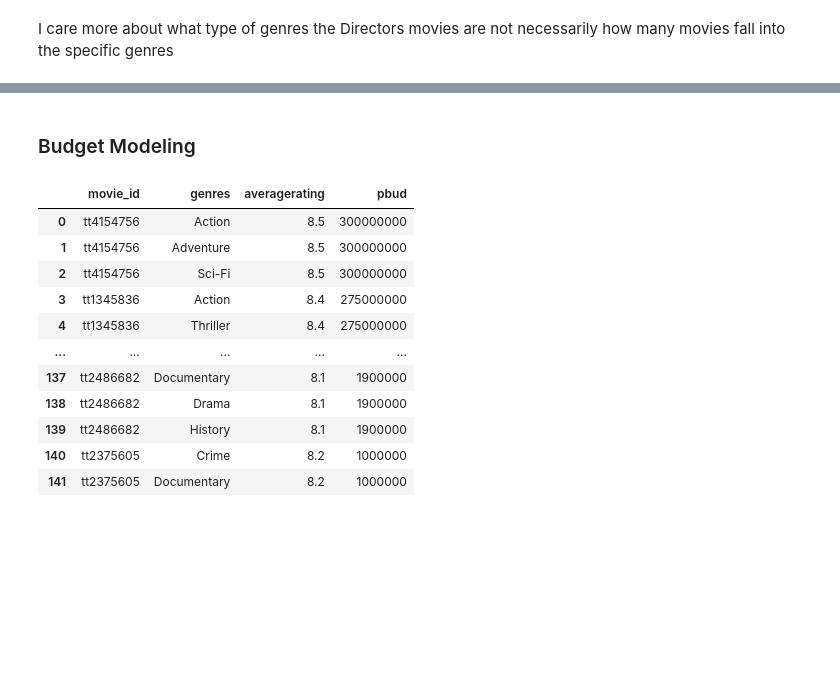
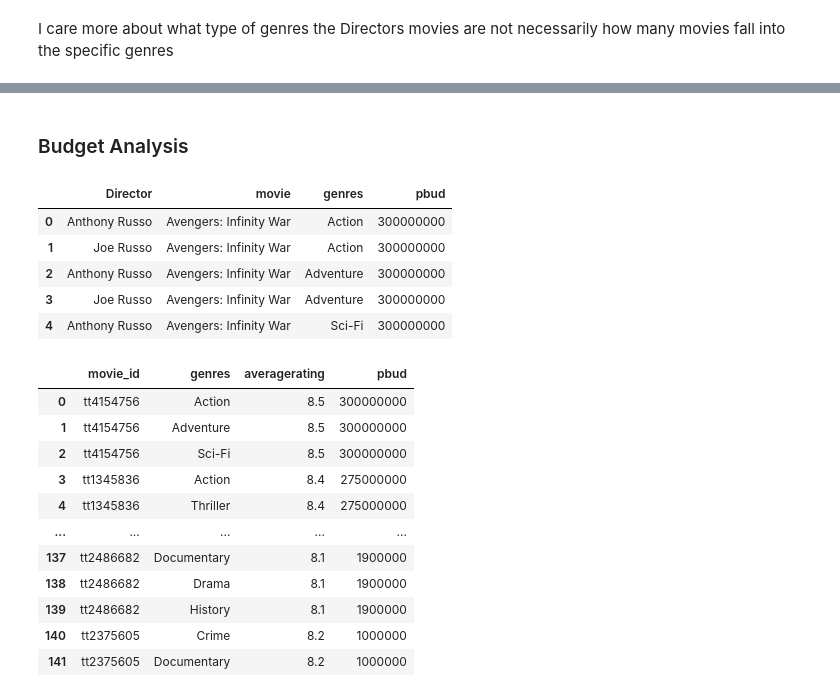
Before and after one commit to Dmvinedata/Phase1_Project, a Jupyter notebook: Microsoft_Rec_DJackson_June22.ipynb, the cells around one changed output, grey strips where cells are left out. Drawn from its saved outputs; the diff is of its cells as text; code cells hidden in the pictures; blank space fills up the shorter version.

```diff
--- a/Microsoft_Rec_DJackson_June22.ipynb
+++ b/Microsoft_Rec_DJackson_June22.ipynb
@@ -1114,5 +1084,30 @@ fig.savefig("genre_ratings_Director.png", dpi=150)
 # %% [markdown]
-### Budget Modeling
+### Budget Analysis
+# %%
+#Searching from directors identified in other data with budget data
+#Look at top 5-10 Directors and the movies
+q = """
+SELECT
+    director,
+    movie,
+    genres,
+    pbud
+FROM budget_df
+WHERE director IN
+    (SELECT
+        director
+    FROM Dir_Plot_df)
+
+"""
+BudDir_df= pysqldf(q)
+BudDir_df.head()
+# %% [output]
+|  | Director | movie | genres | pbud |
+| 0 | Anthony Russo | Avengers: Infinity War | Action | 300000000 |
+| 1 | Joe Russo | Avengers: Infinity War | Action | 300000000 |
+| 2 | Anthony Russo | Avengers: Infinity War | Adventure | 300000000 |
+| 3 | Joe Russo | Avengers: Infinity War | Adventure | 300000000 |
+| 4 | Anthony Russo | Avengers: Infinity War | Sci-Fi | 300000000 |
 # %%
 #Plot the genres by the budget
 q ="""
```
Also changed, not shown: parts of 19 cells of this notebook.
